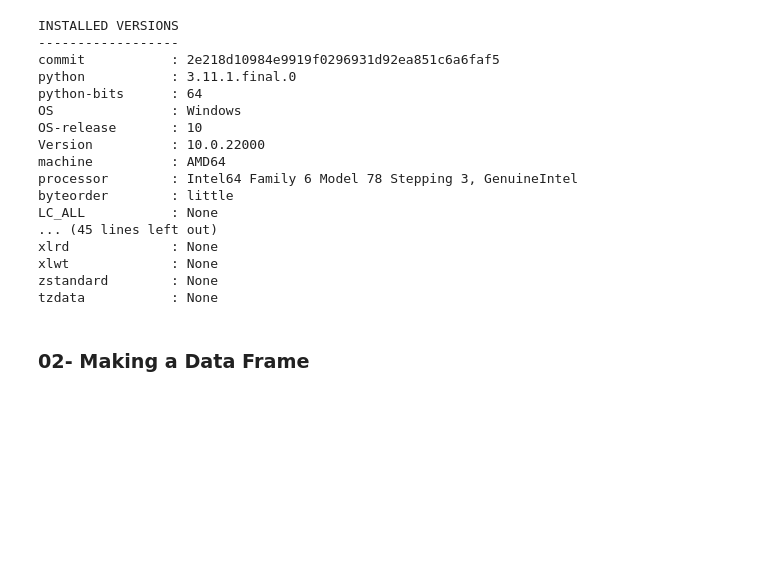
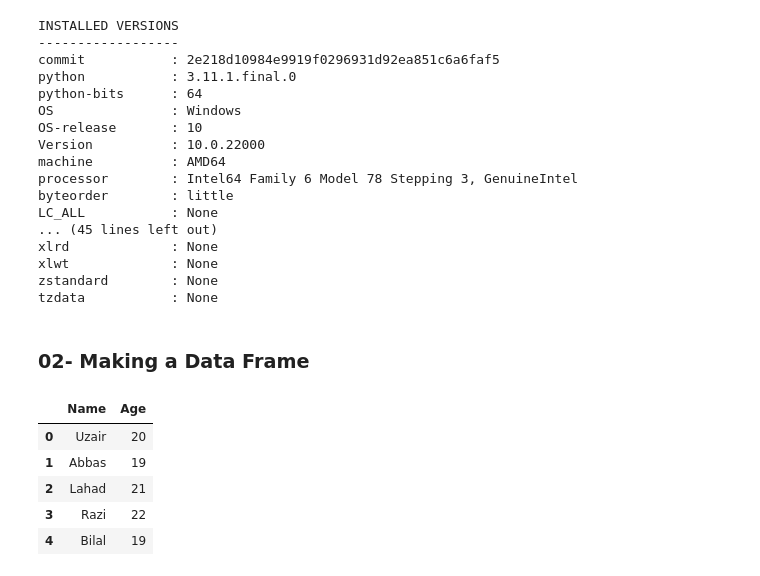
Before and after one commit to UzairHussain193/DataScience_with_Python, a Jupyter notebook: Chilla_2023/pandas_03.ipynb, the cells around one changed output. Drawn from its saved outputs; the diff is of its cells as text; code cells hidden in the pictures; blank space fills up the shorter version.

```diff
--- a/Chilla_2023/pandas_03.ipynb
+++ b/Chilla_2023/pandas_03.ipynb
@@ -30,3 +30,14 @@ zstandard        : None
 tzdata           : None
 # %% [markdown]
 ### 02- Making a Data Frame
+# %%
+df=pd.DataFrame({'Name ':["Uzair","Abbas","Lahad","Razi","Bilal"],'Age ': [20,19,21,22,19]})
+# %%
+df
+# %% [output]
+|  | Name | Age |
+| 0 | Uzair | 20 |
+| 1 | Abbas | 19 |
+| 2 | Lahad | 21 |
+| 3 | Razi | 22 |
+| 4 | Bilal | 19 |
```
Also changed, not shown: parts of 10 cells of this notebook.
